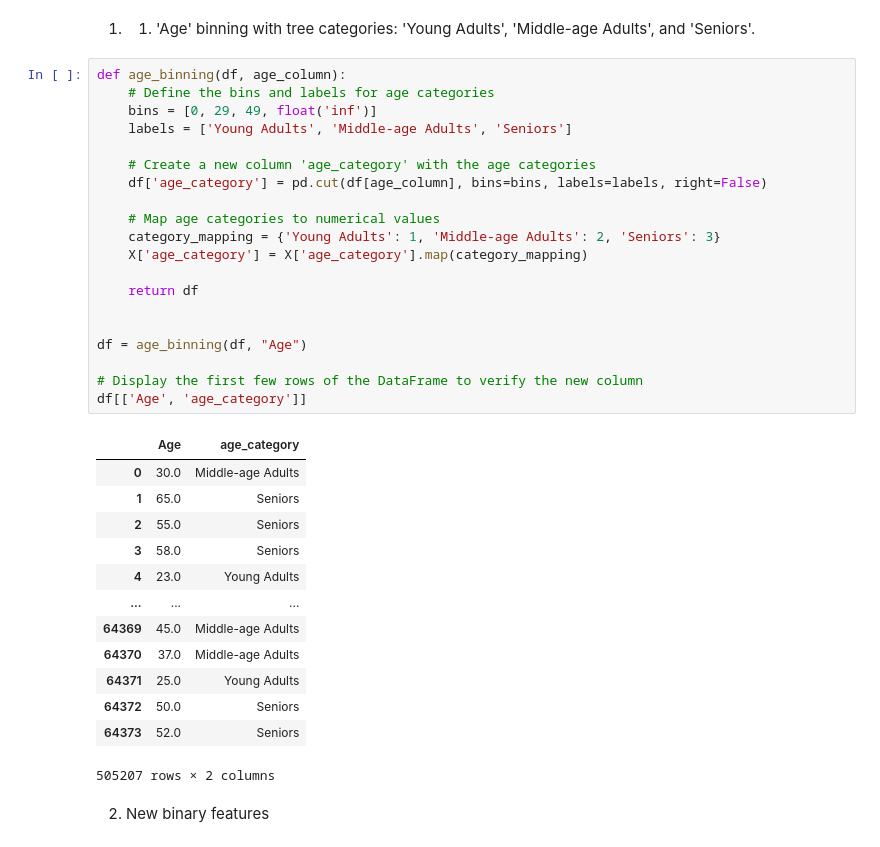
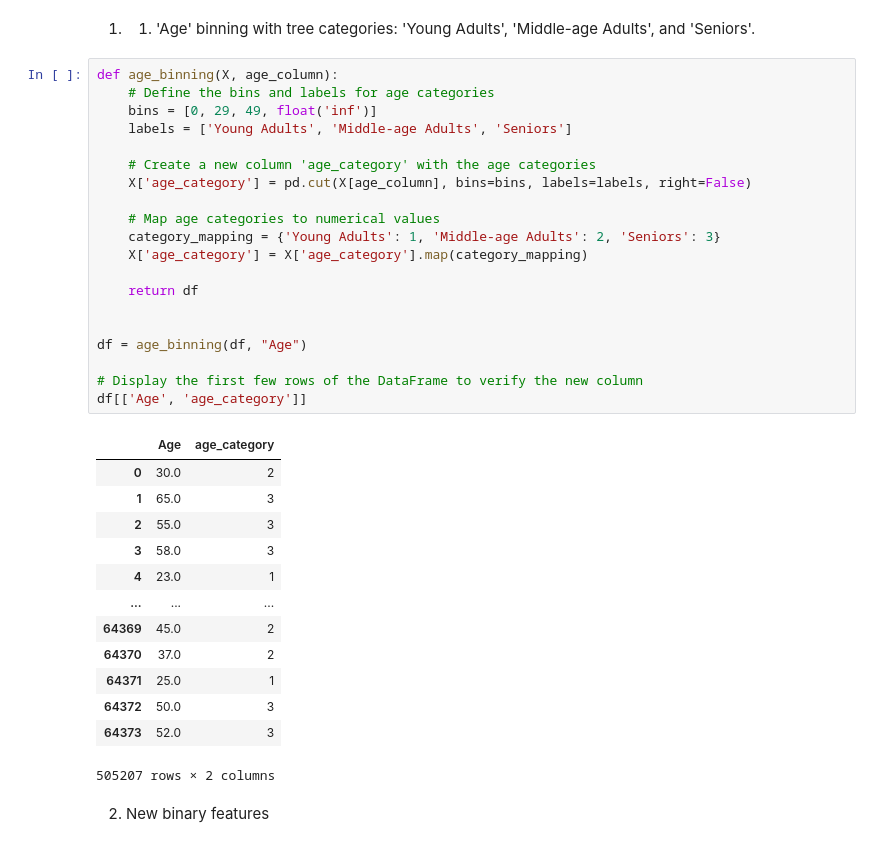
Before and after one commit to fausstoo/Telecom-Customer-Churn-Prediction, a Jupyter notebook: notebooks/Feature_Engineer.ipynb, the cells around one changed output. Drawn from its saved outputs; the diff is of its cells as text.

```diff
--- a/notebooks/Feature_Engineer.ipynb
+++ b/notebooks/Feature_Engineer.ipynb
@@ -80,38 +80,38 @@ df = pd.read_pickle("../data/processed/imputed_df.pkl")
 # %% [markdown]
 1. 1. 'Age' binning with tree categories: 'Young Adults', 'Middle-age Adults', and 'Seniors'.
 # %%
-def age_binning(df, age_column):
+def age_binning(X, age_column):
     # Define the bins and labels for age categories
     bins = [0, 29, 49, float('inf')]
     labels = ['Young Adults', 'Middle-age Adults', 'Seniors']
 
     # Create a new column 'age_category' with the age categories
-    df['age_category'] = pd.cut(df[age_column], bins=bins, labels=labels, right=False)
+    X['age_category'] = pd.cut(X[age_column], bins=bins, labels=labels, right=False)
 
     # Map age categories to numerical values
     category_mapping = {'Young Adults': 1, 'Middle-age Adults': 2, 'Seniors': 3}
     X['age_category'] = X['age_category'].map(category_mapping)
 
     return df
 
 
 df = age_binning(df, "Age")
 
 # Display the first few rows of the DataFrame to verify the new column
 df[['Age', 'age_category']]
 # %% [output]
 |  | Age | age_category |
-| 0 | 30.0 | Middle-age Adults |
-| 1 | 65.0 | Seniors |
-| 2 | 55.0 | Seniors |
-| 3 | 58.0 | Seniors |
-| 4 | 23.0 | Young Adults |
+| 0 | 30.0 | 2 |
+| 1 | 65.0 | 3 |
+| 2 | 55.0 | 3 |
+| 3 | 58.0 | 3 |
+| 4 | 23.0 | 1 |
 | ... | ... | ... |
-| 64369 | 45.0 | Middle-age Adults |
-| 64370 | 37.0 | Middle-age Adults |
-| 64371 | 25.0 | Young Adults |
-| 64372 | 50.0 | Seniors |
-| 64373 | 52.0 | Seniors |
+| 64369 | 45.0 | 2 |
+| 64370 | 37.0 | 2 |
+| 64371 | 25.0 | 1 |
+| 64372 | 50.0 | 3 |
+| 64373 | 52.0 | 3 |
 505207 rows × 2 columns
 # %% [markdown]
 2. New binary features
```
Also changed, not shown: parts of 15 cells of this notebook, 10 other files.
